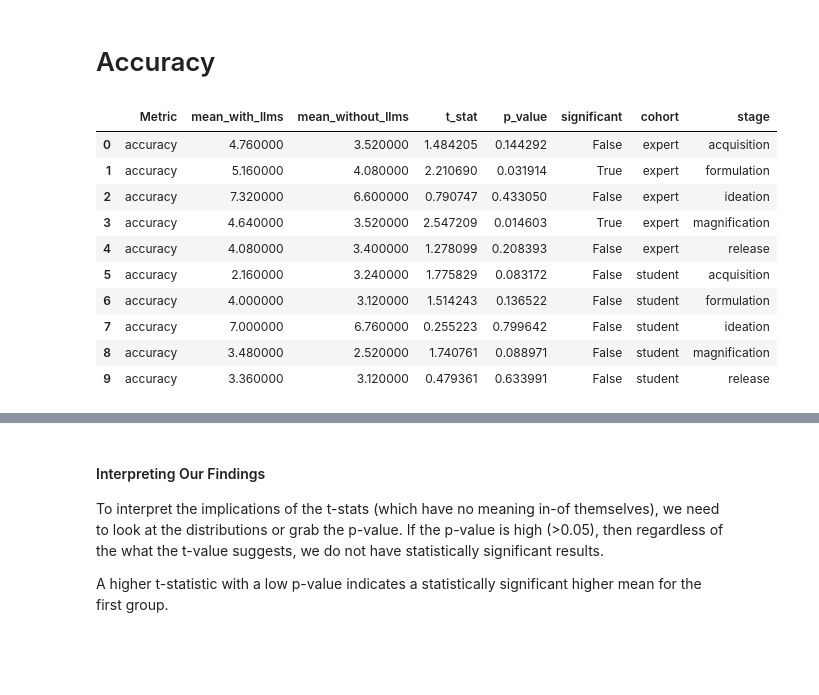
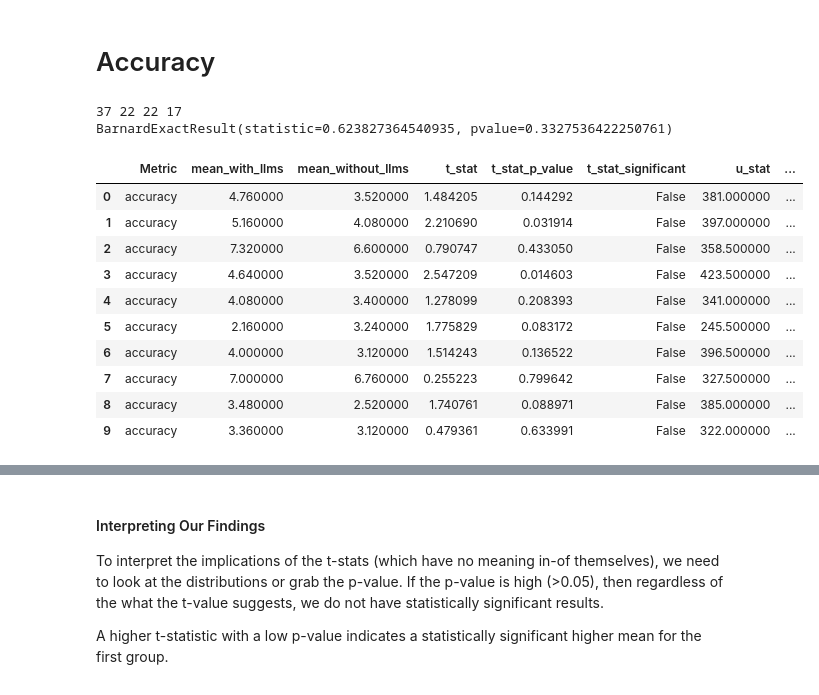
Before and after one commit to anwang427/statistical_analysis, a Jupyter notebook: notebooks/StatisticalAnalysis.ipynb, the cells around one changed output, grey strips where cells are left out. Drawn from its saved outputs; the diff is of its cells as text; code cells hidden in the pictures; blank space fills up the shorter version.

```diff
--- a/notebooks/StatisticalAnalysis.ipynb
+++ b/notebooks/StatisticalAnalysis.ipynb
@@ -21,7 +42,7 @@ import numpy as np
 # Define statistical analysis helper functions
 # These actually perform the statistical tests
 
-def compare_performance(data, metric, group_by='assignment', compare_groups=('llm_internet', 'internet_only')):
+def compare_performance(data, metric, group_by='assignment', compare_groups=('llm_internet', 'internet_only'), threshold=0.05):
     # Split the data into groups
     group1 = data[data[group_by] == compare_groups[0]][metric]
     group2 = data[data[group_by] == compare_groups[1]][metric]
@@ -32,12 +53,18 @@ def compare_performance(data, metric, group_by='assignment', compare_groups=('ll
     # Perform t-test (Welch's). We don't need a distribution of t-values because we're directly getting the p_value
     t_stat, p_value = ttest_ind(group1, group2, nan_policy='omit', equal_var=False)
 
+    # Perform Mann-Whitney U test
+    u_stat, p_value_mw = mannwhitneyu(group1, group2, nan_policy='omit', alternative='two-sided')
+
     return {
         'mean_with_llms': mean1,
         'mean_without_llms': mean2,
         't_stat': abs(t_stat),
-        'p_value': p_value,
-        'significant': p_value < 0.05
+        't_stat_p_value': p_value,
+        't_stat_significant': p_value < threshold,
+        'u_stat': abs(u_stat),
+        'u_stat_p_value': p_value_mw,
+        'u_stat_significant': p_value_mw < threshold
     }
 # %%
 # Define statistical analysis main functions
@@ -54,6 +81,12 @@ def compare_performance_across_multiple_segments(data, metrics, group_by='assign
         segment_combinations = data.groupby(segment_dimensions).size().reset_index()[segment_dimensions].values.tolist()
     else:
         segment_combinations = [(segment,) for segment in data[segment_dimensions[0]].unique()] if segment_dimensions else [None]
+
+    # Determine the number of comparisons for Bonferroni correction
+    total_comparisons = len(metrics) * len(segment_combinations)
+    if compare_groups is None:
+        compare_groups = data[group_by].unique()  # This might need adjustment based on the data
+    total_comparisons *= len(compare_groups) if len(compare_groups) > 2 else 1  # Adjust based on your specific logic
 
     for segment in segment_combinations:
         # Filter data for the current combination of segments
@@ -71,7 +104,7 @@ def compare_performance_across_multiple_segments(data, metrics, group_by='assign
         for metric in metrics:
             if len(compare_groups) >= 2:
                 # Perform comparison using the first two groups
-                comparison_result = compare_performance(segment_data, metric, group_by, compare_groups[:2])
+                comparison_result = compare_performance(segment_data, metric, group_by, compare_groups[:2], threshold = 0.05 / total_comparisons)
 
                 # Construct result entry
                 result_entry = {
@@ -92,4 +125,28 @@ data.shape
 (500, 12)
 # %% [markdown]
 # Accuracy
+# %%
+# Checking how this increases accuracy past critical threshold and its statistical significance
+
+'''2x2 table     Above 8 Experts Above 8 Students
+LLM + Internet        #                #
+Internet Only         #                #
+'''
+
+total_exp_llm = get_count(data, 'accuracy', '>=', 8, 'expert', 'llm_internet')
+total_student_llm = get_count(data, 'accuracy', '>=', 8, 'student', 'llm_internet')
+total_exp_int = get_count(data, 'accuracy', '>=', 8, 'expert', 'internet_only')
+total_student_int = get_count(data, 'accuracy', '>=', 8, 'student', 'internet_only')
+
+print(total_exp_llm, total_student_llm, total_exp_int, total_student_int)
+
+# Perform Barnard's exact test -- using the 'greater' alternative hypothesis for first row, the LLM-enabled group
+barnard_result = barnard_exact([[total_exp_llm, total_student_llm], [total_exp_int, total_student_int]], alternative='greater')
+print(barnard_result)
+
+# Even without adjusting downward for multiple comparisons, this p-value would not be considered statistically significant
+# at a common alpha level of <0.05.
+# %% [output]
+37 22 22 17
+BarnardExactResult(statistic=0.623827364540935, pvalue=0.3327536422250761)
 # %%
@@ -106,21 +163,22 @@ accuracy_comparison_results = compare_performance_across_multiple_segments(
 # %%
 styled_table = accuracy_comparison_results.style.apply(
     lambda x: ['background-color: lightblue' if v else '' for v in x],
-    subset=['significant']
+    subset=['t_stat_significant', 'u_stat_significant']
 )
+
 styled_table
 # %% [output]
-|  | Metric | mean_with_llms | mean_without_llms | t_stat | p_value | significant | cohort | stage |
-| 0 | accuracy | 4.760000 | 3.520000 | 1.484205 | 0.144292 | False | expert | acquisition |
-| 1 | accuracy | 5.160000 | 4.080000 | 2.210690 | 0.031914 | True | expert | formulation |
-| 2 | accuracy | 7.320000 | 6.600000 | 0.790747 | 0.433050 | False | expert | ideation |
-| 3 | accuracy | 4.640000 | 3.520000 | 2.547209 | 0.014603 | True | expert | magnification |
-| 4 | accuracy | 4.080000 | 3.400000 | 1.278099 | 0.208393 | False | expert | release |
-| 5 | accuracy | 2.160000 | 3.240000 | 1.775829 | 0.083172 | False | student | acquisition |
-| 6 | accuracy | 4.000000 | 3.120000 | 1.514243 | 0.136522 | False | student | formulation |
-| 7 | accuracy | 7.000000 | 6.760000 | 0.255223 | 0.799642 | False | student | ideation |
-| 8 | accuracy | 3.480000 | 2.520000 | 1.740761 | 0.088971 | False | student | magnification |
-| 9 | accuracy | 3.360000 | 3.120000 | 0.479361 | 0.633991 | False | student | release |
+|  | Metric | mean_with_llms | mean_without_llms | t_stat | t_stat_p_value | t_stat_significant | u_stat | ... |
+| 0 | accuracy | 4.760000 | 3.520000 | 1.484205 | 0.144292 | False | 381.000000 | ... |
+| 1 | accuracy | 5.160000 | 4.080000 | 2.210690 | 0.031914 | False | 397.000000 | ... |
+| 2 | accuracy | 7.320000 | 6.600000 | 0.790747 | 0.433050 | False | 358.500000 | ... |
+| 3 | accuracy | 4.640000 | 3.520000 | 2.547209 | 0.014603 | False | 423.500000 | ... |
+| 4 | accuracy | 4.080000 | 3.400000 | 1.278099 | 0.208393 | False | 341.000000 | ... |
+| 5 | accuracy | 2.160000 | 3.240000 | 1.775829 | 0.083172 | False | 245.500000 | ... |
+| 6 | accuracy | 4.000000 | 3.120000 | 1.514243 | 0.136522 | False | 396.500000 | ... |
+| 7 | accuracy | 7.000000 | 6.760000 | 0.255223 | 0.799642 | False | 327.500000 | ... |
+| 8 | accuracy | 3.480000 | 2.520000 | 1.740761 | 0.088971 | False | 385.000000 | ... |
+| 9 | accuracy | 3.360000 | 3.120000 | 0.479361 | 0.633991 | False | 322.000000 | ... |
 # %%
 # Segmenting by llm experience
 metrics_to_compare = ['accuracy']
```
Also changed, not shown: parts of 17 cells of this notebook, 3 other files.
